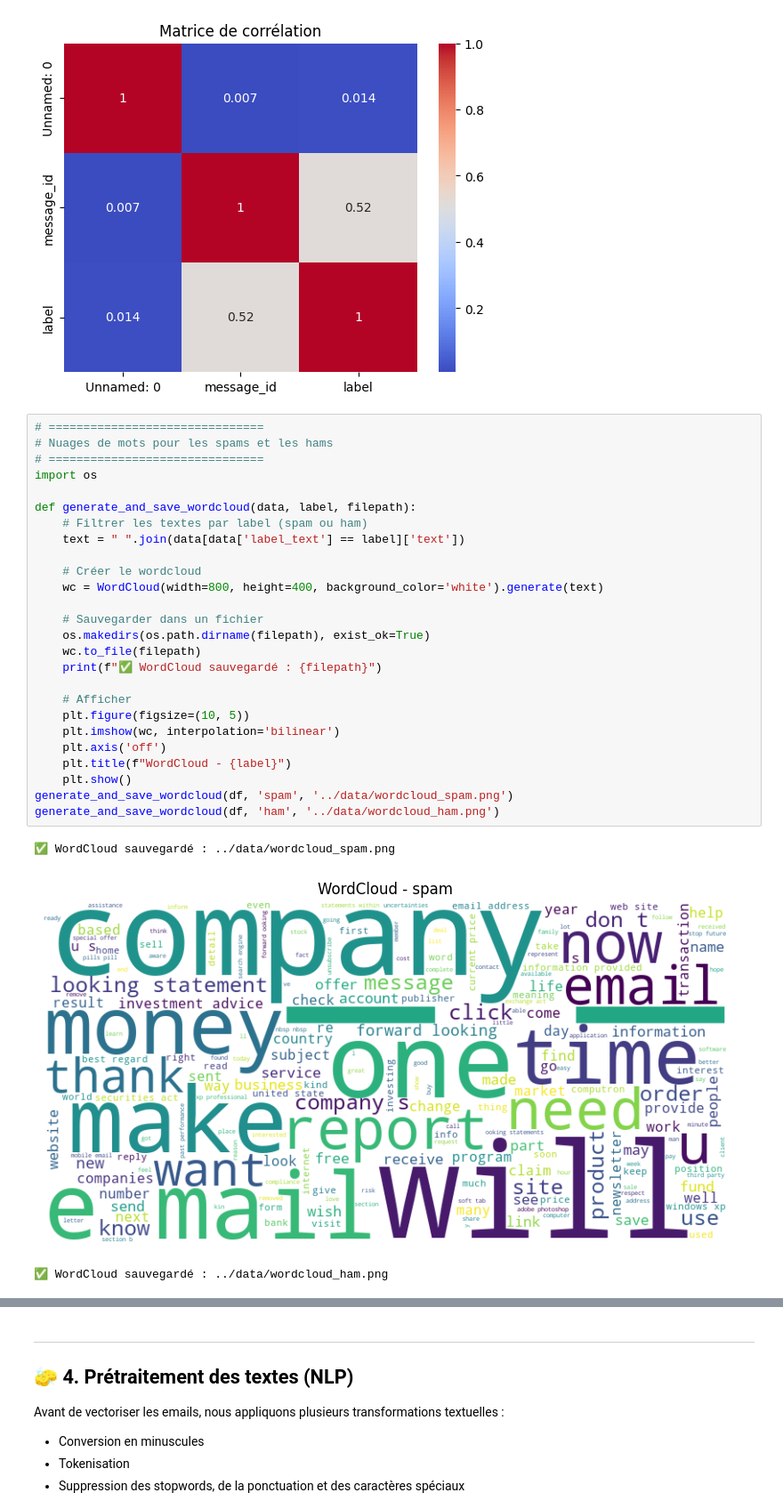
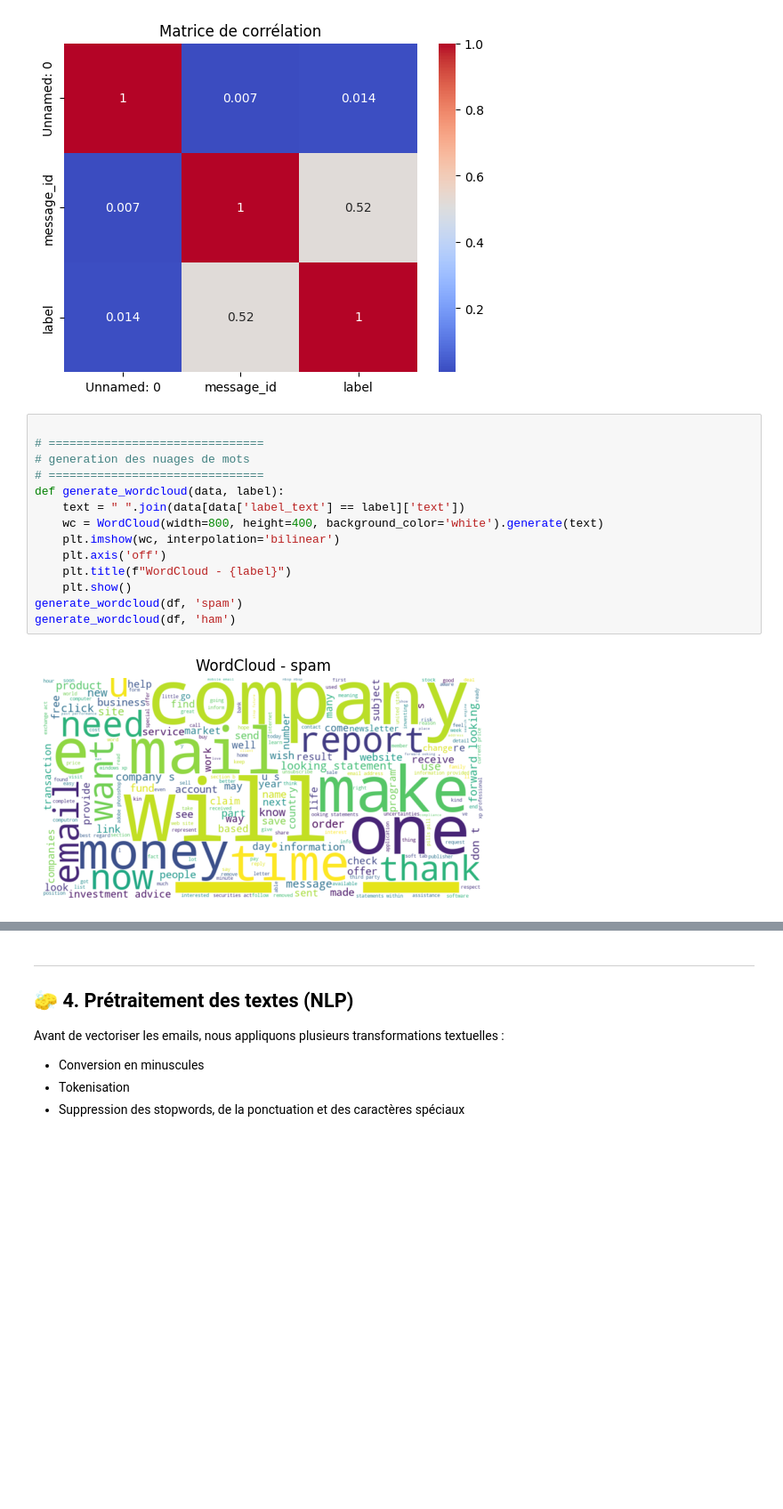
Before and after one commit to Ilhamelgharbi/email-spam-detector-nlp-ml, a Jupyter notebook: email_filter.ipynb, the cells around one changed output, grey strips where cells are left out. Shown at 89% size. Cells and saved outputs as stored; diff of their text form; blank space fills up the shorter version.

```diff
--- a/email_filter.ipynb
+++ b/email_filter.ipynb
@@ -169,32 +167,18 @@ Name: count, dtype: int64
 Matrice de corrélation (si applicable):
 [figure]
 # %%
+
 # ===============================
-# Nuages de mots pour les spams et les hams
+# generation des nuages de mots
 # ===============================
-import os
-
-def generate_and_save_wordcloud(data, label, filepath):
-    # Filtrer les textes par label (spam ou ham)
+def generate_wordcloud(data, label):
     text = " ".join(data[data['label_text'] == label]['text'])
-
-    # Créer le wordcloud
     wc = WordCloud(width=800, height=400, background_color='white').generate(text)
-
-    # Sauvegarder dans un fichier
-    os.makedirs(os.path.dirname(filepath), exist_ok=True)
-    wc.to_file(filepath)
-    print(f"✅ WordCloud sauvegardé : {filepath}")
-
-    # Afficher
-    plt.figure(figsize=(10, 5))
     plt.imshow(wc, interpolation='bilinear')
     plt.axis('off')
     plt.title(f"WordCloud - {label}")
     plt.show()
-generate_and_save_wordcloud(df, 'spam', '../data/wordcloud_spam.png')
-generate_and_save_wordcloud(df, 'ham', '../data/wordcloud_ham.png')
+generate_wordcloud(df, 'spam')
+generate_wordcloud(df, 'ham')
 # %% [output]
-✅ WordCloud sauvegardé : ../data/wordcloud_spam.png
-[figure, old version]
+[figure, new version]
-✅ WordCloud sauvegardé : ../data/wordcloud_ham.png
```
Also changed, not shown: parts of 8 cells of this notebook.
